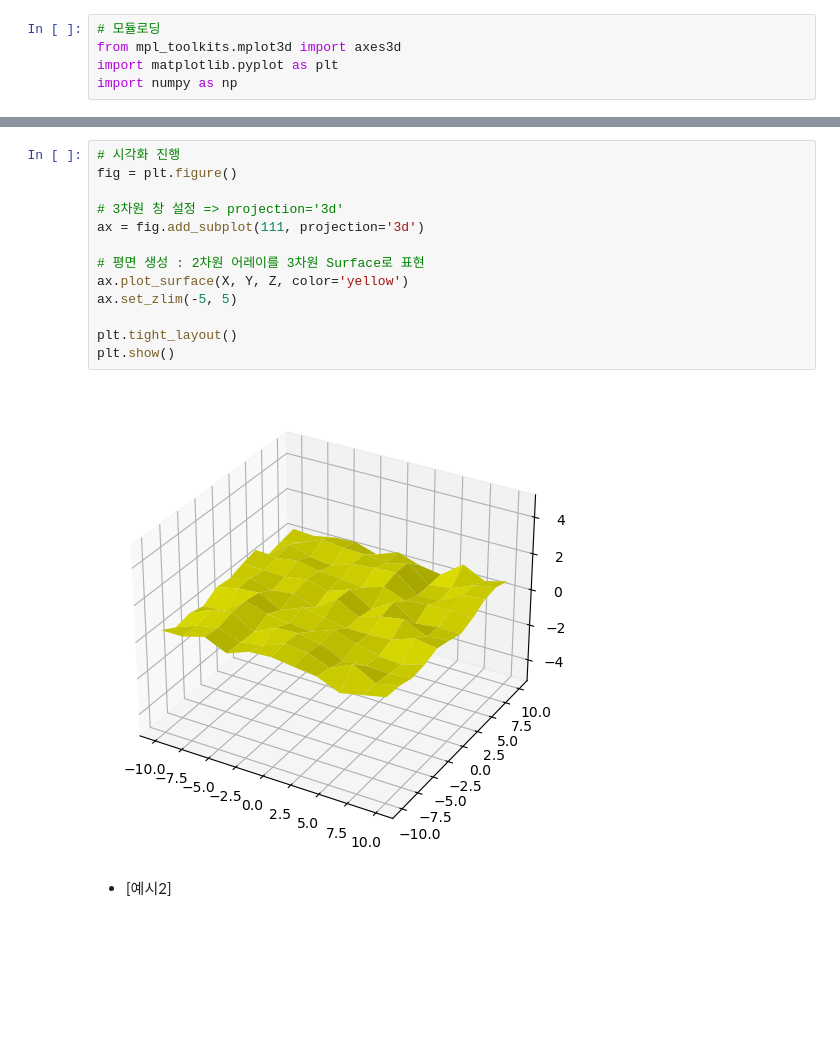
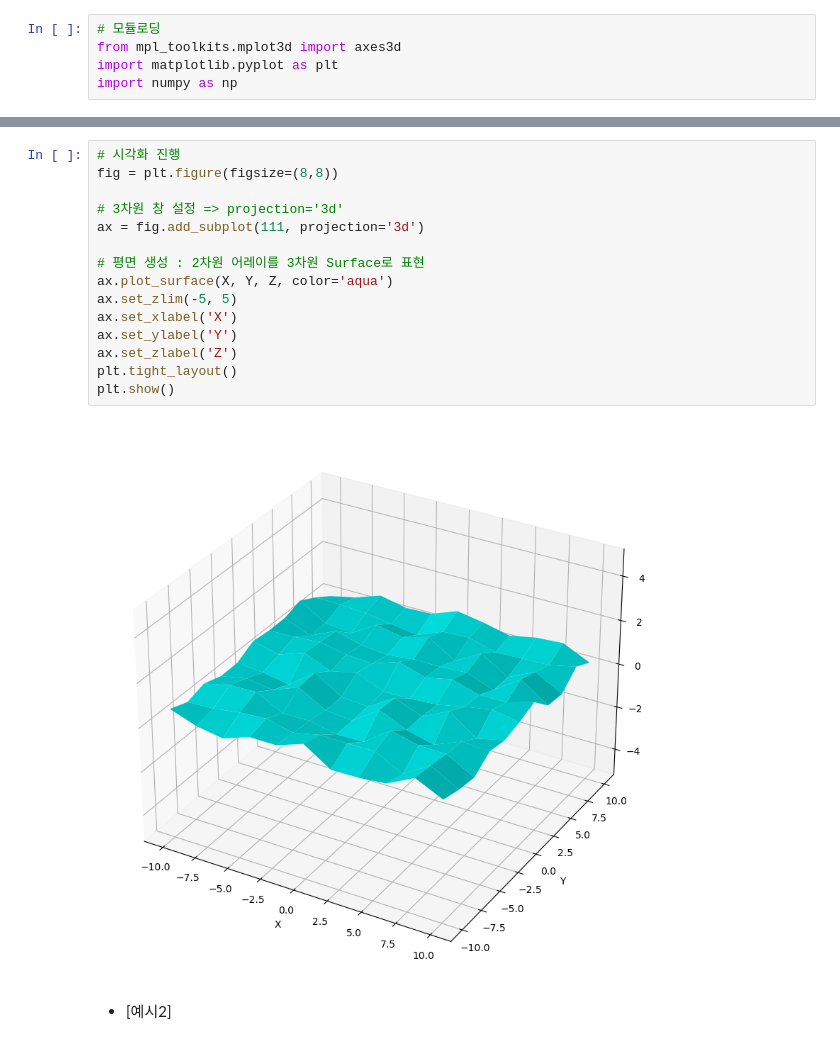
Before and after one commit to KDW8979/KDW, a Jupyter notebook: EX_Machine_Learning/DAY03/ex_3d_visualize.ipynb, the cells around one changed output, grey strips where cells are left out. Saved outputs shown, nothing was run; the diff lists cells and outputs as text; blank space fills up the shorter version.

```diff
--- a/EX_Machine_Learning/DAY03/ex_3d_visualize.ipynb
+++ b/EX_Machine_Learning/DAY03/ex_3d_visualize.ipynb
@@ -14,18 +38,20 @@ Z = np.random.rand(11, 11)
 # %%
 # 시각화 진행
-fig = plt.figure()
+fig = plt.figure(figsize=(8,8))
 
 # 3차원 창 설정 => projection='3d'
 ax = fig.add_subplot(111, projection='3d')
 
 # 평면 생성 : 2차원 어레이를 3차원 Surface로 표현
-ax.plot_surface(X, Y, Z, color='yellow')
+ax.plot_surface(X, Y, Z, color='aqua')
 ax.set_zlim(-5, 5)
-
+ax.set_xlabel('X')
+ax.set_ylabel('Y')
+ax.set_zlabel('Z')
 plt.tight_layout()
 plt.show()
 # %% [output]
-[figure, old version]
+[figure, new version]
 # %% [markdown]
 - [예시2]
 # %%
```
Also changed, not shown: parts of 1 cell of this notebook, 15 other files.
